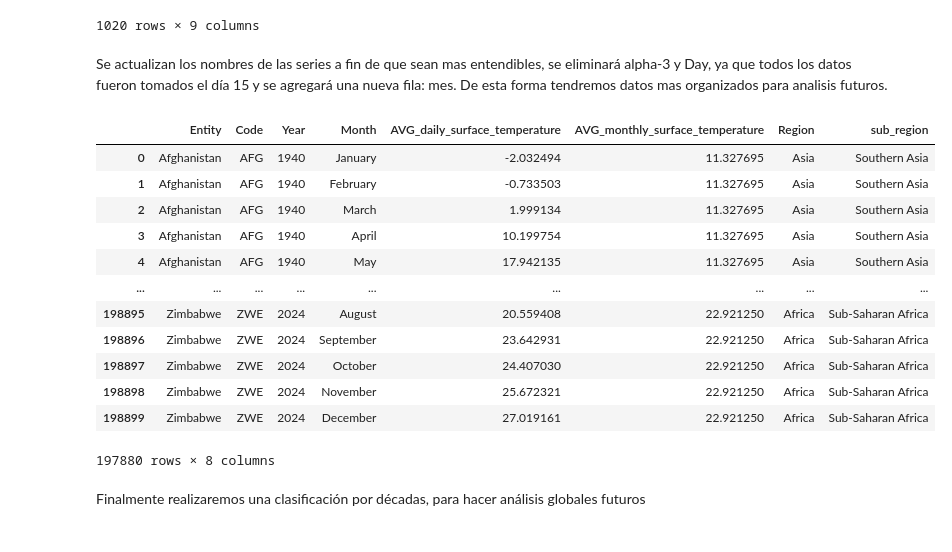
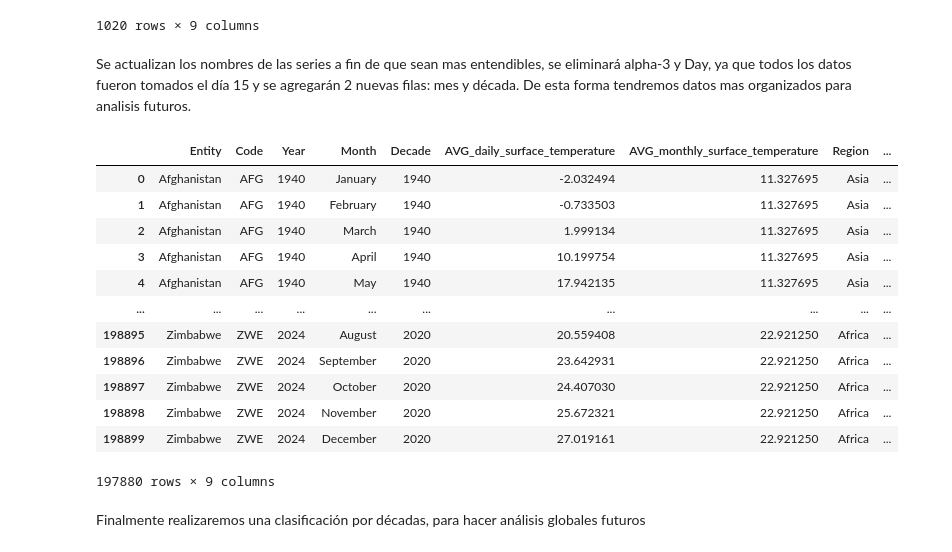
Before and after one commit to Daniela-Toro/80-years-of-change-in-global-temperature, a Jupyter notebook: Toro_Daniela_Code.ipynb, the cells around one changed output. Saved outputs shown, nothing was run; the diff lists cells and outputs as text; code cells hidden in the pictures.

```diff
--- a/Toro_Daniela_Code.ipynb
+++ b/Toro_Daniela_Code.ipynb
@@ -122,34 +122,35 @@ df_merge[df_merge['Entity'] == 'Kosovo']
 | 100979 | Kosovo | XKX | 2024 | 2024-12-15 | 1.842745 | 12.345814 | NaN | Europe | ... |
 1020 rows × 9 columns
 # %% [markdown]
-Se actualizan los nombres de las series a fin de que sean mas entendibles, se eliminará alpha-3 y Day, ya que todos los datos fueron tomados el día 15 y se agregará una nueva fila: mes. De esta forma tendremos datos mas organizados para analisis futuros.
+Se actualizan los nombres de las series a fin de que sean mas entendibles, se eliminará alpha-3 y Day, ya que todos los datos fueron tomados el día 15 y se agregarán 2 nuevas filas: mes y década. De esta forma tendremos datos mas organizados para analisis futuros.
 # %%
 df_merge['Day'] = pd.to_datetime(df_merge['Day'])
 df_merge.insert(3, 'Month', df_merge['Day'].dt.month_name())
 
 df_merge.drop(['alpha-3', 'Day'], axis='columns', inplace=True)
 df_temp_country = df_merge.rename(columns={
     'Average surface temperature': 'AVG_daily_surface_temperature',
     'Average surface temperature.1': 'AVG_monthly_surface_temperature',
     'sub-region': 'sub_region',
     'year': 'Year',
     'region': 'Region'
 })
+df_temp_country.insert(4, 'Decade', (df_temp_country['Year'] // 10) * 10)
 df_temp_country
 # %% [output]
-|  | Entity | Code | Year | Month | AVG_daily_surface_temperature | AVG_monthly_surface_temperature | Region | sub_region |
-| 0 | Afghanistan | AFG | 1940 | January | -2.032494 | 11.327695 | Asia | Southern Asia |
-| 1 | Afghanistan | AFG | 1940 | February | -0.733503 | 11.327695 | Asia | Southern Asia |
-| 2 | Afghanistan | AFG | 1940 | March | 1.999134 | 11.327695 | Asia | Southern Asia |
-| 3 | Afghanistan | AFG | 1940 | April | 10.199754 | 11.327695 | Asia | Southern Asia |
-| 4 | Afghanistan | AFG | 1940 | May | 17.942135 | 11.327695 | Asia | Southern Asia |
-| ... | ... | ... | ... | ... | ... | ... | ... | ... |
-| 198895 | Zimbabwe | ZWE | 2024 | August | 20.559408 | 22.921250 | Africa | Sub-Saharan Africa |
-| 198896 | Zimbabwe | ZWE | 2024 | September | 23.642931 | 22.921250 | Africa | Sub-Saharan Africa |
-| 198897 | Zimbabwe | ZWE | 2024 | October | 24.407030 | 22.921250 | Africa | Sub-Saharan Africa |
-| 198898 | Zimbabwe | ZWE | 2024 | November | 25.672321 | 22.921250 | Africa | Sub-Saharan Africa |
-| 198899 | Zimbabwe | ZWE | 2024 | December | 27.019161 | 22.921250 | Africa | Sub-Saharan Africa |
+|  | Entity | Code | Year | Month | Decade | AVG_daily_surface_temperature | AVG_monthly_surface_temperature | Region | ... |
+| 0 | Afghanistan | AFG | 1940 | January | 1940 | -2.032494 | 11.327695 | Asia | ... |
+| 1 | Afghanistan | AFG | 1940 | February | 1940 | -0.733503 | 11.327695 | Asia | ... |
+| 2 | Afghanistan | AFG | 1940 | March | 1940 | 1.999134 | 11.327695 | Asia | ... |
+| 3 | Afghanistan | AFG | 1940 | April | 1940 | 10.199754 | 11.327695 | Asia | ... |
+| 4 | Afghanistan | AFG | 1940 | May | 1940 | 17.942135 | 11.327695 | Asia | ... |
+| ... | ... | ... | ... | ... | ... | ... | ... | ... | ... |
+| 198895 | Zimbabwe | ZWE | 2024 | August | 2020 | 20.559408 | 22.921250 | Africa | ... |
+| 198896 | Zimbabwe | ZWE | 2024 | September | 2020 | 23.642931 | 22.921250 | Africa | ... |
+| 198897 | Zimbabwe | ZWE | 2024 | October | 2020 | 24.407030 | 22.921250 | Africa | ... |
+| 198898 | Zimbabwe | ZWE | 2024 | November | 2020 | 25.672321 | 22.921250 | Africa | ... |
+| 198899 | Zimbabwe | ZWE | 2024 | December | 2020 | 27.019161 | 22.921250 | Africa | ... |
-197880 rows × 8 columns
+197880 rows × 9 columns
 # %% [markdown]
 Finalmente realizaremos una clasificación por décadas, para hacer análisis globales futuros
 # %% [markdown]
```
